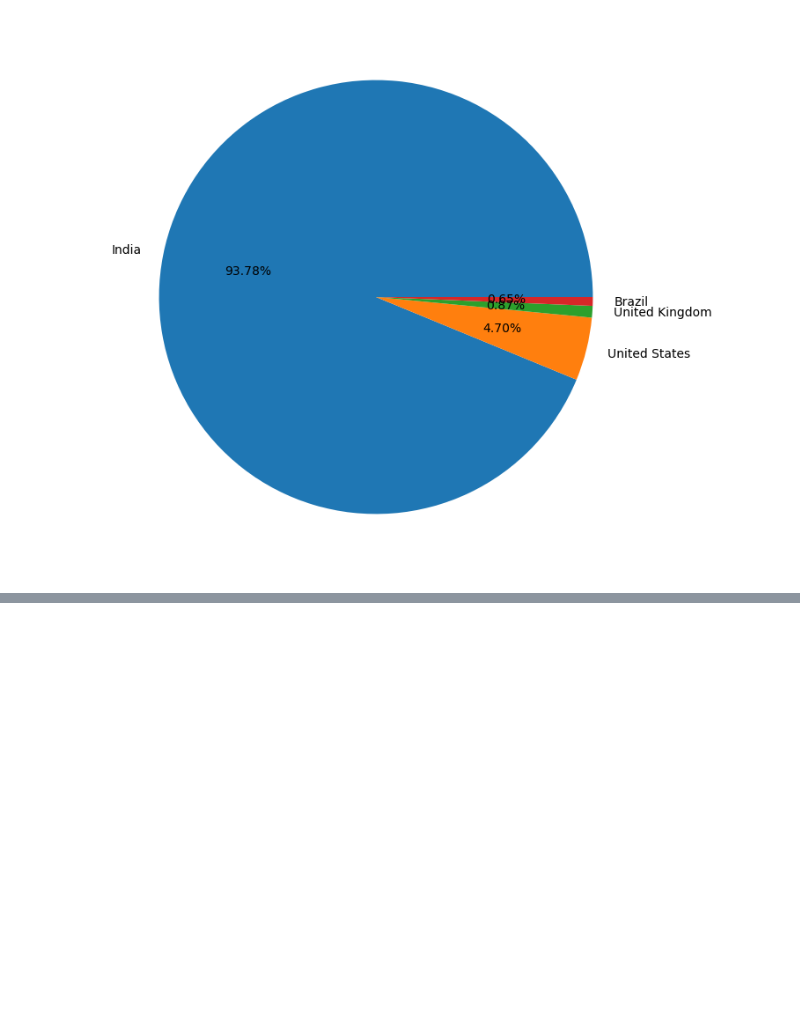
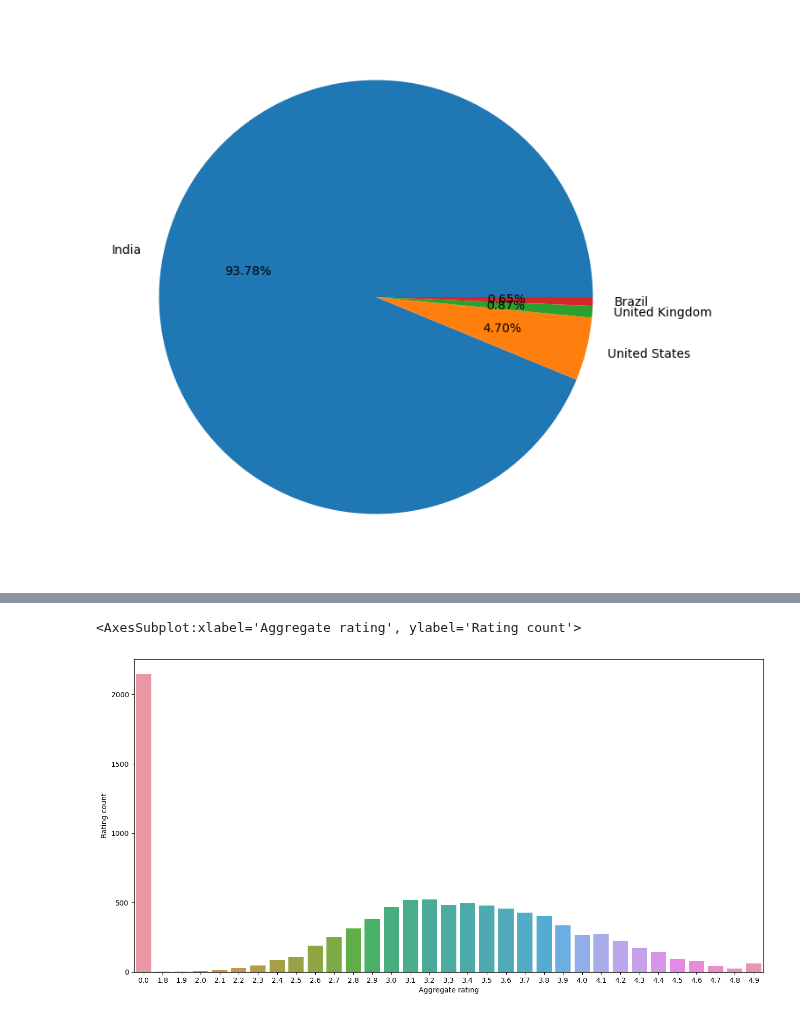
Before and after one commit to pythonpioneer/Data-Science, a Jupyter notebook: EDA/zomato/zomato.ipynb, the cells around one changed output, grey strips where cells are left out. Drawn from its saved outputs; the diff is of its cells as text; code cells hidden in the pictures; blank space fills up the shorter version.

```diff
--- a/EDA/zomato/zomato.ipynb
+++ b/EDA/zomato/zomato.ipynb
@@ -222,0 +250,4 @@ plt.pie(final_df['Country'].value_counts().values[: 4], labels=final_df['Country
+# %%
+# now, create a dataframe and also change the column name of the last column
+rating = final_df.groupby(['Aggregate rating', 'Rating color', 'Rating text']).size().reset_index().rename(columns={0: 'Rating count'})
+rating.head(4)
@@ -222,0 +260,7 @@ plt.pie(final_df['Country'].value_counts().values[: 4], labels=final_df['Country
+# %%
+# now try to visulaize the data using relevent plotting
+plt.rcParams['figure.figsize'] = (16, 8)
+sns.barplot(x='Aggregate rating', y='Rating count', data=rating)
+# %% [output]
+<AxesSubplot:xlabel='Aggregate rating', ylabel='Rating count'>
+[figure, added]
```
Also changed, not shown: parts of 30 cells of this notebook.
